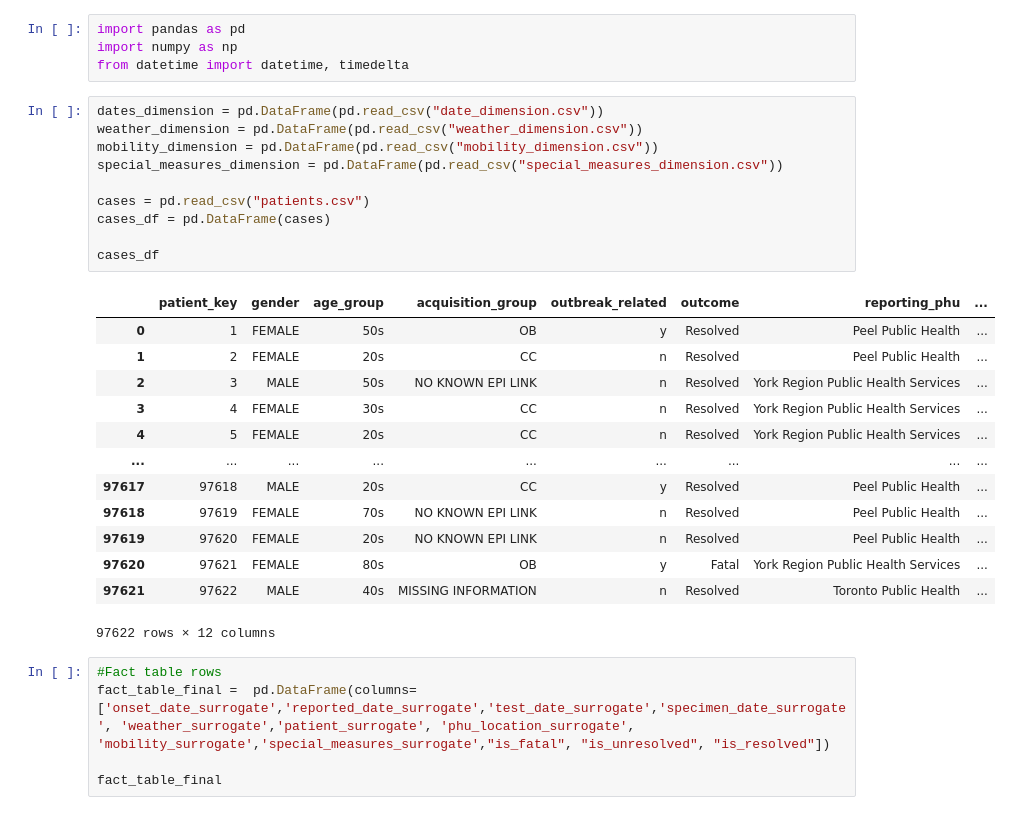
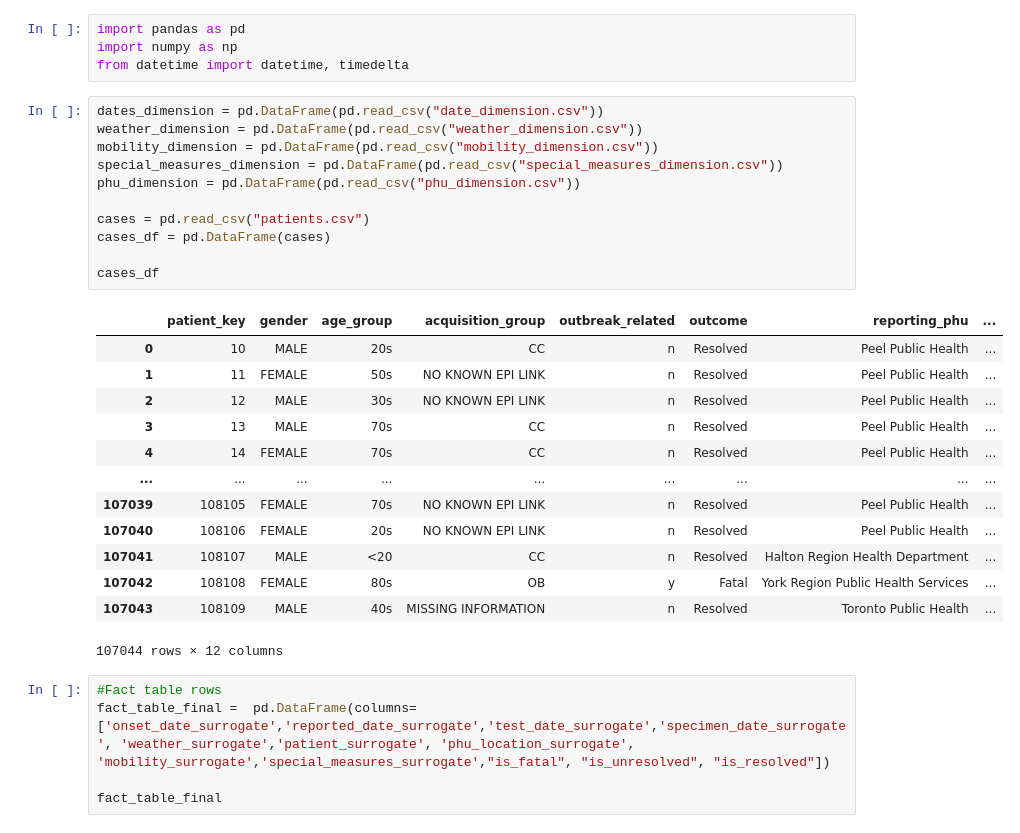
Before and after one commit to skaus37/Covid19DataMart, a Jupyter notebook: fact_table_staging.ipynb, the cells around one changed output. Drawn from its saved outputs; the diff is of its cells as text.

Commit message:
Update fact_table_staging.ipynb
Working!

```diff
--- a/fact_table_staging.ipynb
+++ b/fact_table_staging.ipynb
@@ -5,27 +5,28 @@ from datetime import datetime, timedelta
 # %%
 dates_dimension = pd.DataFrame(pd.read_csv("date_dimension.csv"))
 weather_dimension = pd.DataFrame(pd.read_csv("weather_dimension.csv"))
 mobility_dimension = pd.DataFrame(pd.read_csv("mobility_dimension.csv"))
 special_measures_dimension = pd.DataFrame(pd.read_csv("special_measures_dimension.csv"))
+phu_dimension = pd.DataFrame(pd.read_csv("phu_dimension.csv"))
 
 cases = pd.read_csv("patients.csv")
 cases_df = pd.DataFrame(cases)
 
 cases_df
 # %% [output]
 |  | patient_key | gender | age_group | acquisition_group | outbreak_related | outcome | reporting_phu | ... |
-| 0 | 1 | FEMALE | 50s | OB | y | Resolved | Peel Public Health | ... |
-| 1 | 2 | FEMALE | 20s | CC | n | Resolved | Peel Public Health | ... |
-| 2 | 3 | MALE | 50s | NO KNOWN EPI LINK | n | Resolved | York Region Public Health Services | ... |
-| 3 | 4 | FEMALE | 30s | CC | n | Resolved | York Region Public Health Services | ... |
-| 4 | 5 | FEMALE | 20s | CC | n | Resolved | York Region Public Health Services | ... |
+| 0 | 10 | MALE | 20s | CC | n | Resolved | Peel Public Health | ... |
+| 1 | 11 | FEMALE | 50s | NO KNOWN EPI LINK | n | Resolved | Peel Public Health | ... |
+| 2 | 12 | MALE | 30s | NO KNOWN EPI LINK | n | Resolved | Peel Public Health | ... |
+| 3 | 13 | MALE | 70s | CC | n | Resolved | Peel Public Health | ... |
+| 4 | 14 | FEMALE | 70s | CC | n | Resolved | Peel Public Health | ... |
 | ... | ... | ... | ... | ... | ... | ... | ... | ... |
-| 97617 | 97618 | MALE | 20s | CC | y | Resolved | Peel Public Health | ... |
-| 97618 | 97619 | FEMALE | 70s | NO KNOWN EPI LINK | n | Resolved | Peel Public Health | ... |
-| 97619 | 97620 | FEMALE | 20s | NO KNOWN EPI LINK | n | Resolved | Peel Public Health | ... |
-| 97620 | 97621 | FEMALE | 80s | OB | y | Fatal | York Region Public Health Services | ... |
-| 97621 | 97622 | MALE | 40s | MISSING INFORMATION | n | Resolved | Toronto Public Health | ... |
+| 107039 | 108105 | FEMALE | 70s | NO KNOWN EPI LINK | n | Resolved | Peel Public Health | ... |
+| 107040 | 108106 | FEMALE | 20s | NO KNOWN EPI LINK | n | Resolved | Peel Public Health | ... |
+| 107041 | 108107 | MALE | <20 | CC | n | Resolved | Halton Region Health Department | ... |
+| 107042 | 108108 | FEMALE | 80s | OB | y | Fatal | York Region Public Health Services | ... |
+| 107043 | 108109 | MALE | 40s | MISSING INFORMATION | n | Resolved | Toronto Public Health | ... |
-97622 rows × 12 columns
+107044 rows × 12 columns
 # %%
 #Fact table rows
 fact_table_final =  pd.DataFrame(columns=['onset_date_surrogate','reported_date_surrogate','test_date_surrogate','specimen_date_surrogate', 'weather_surrogate','patient_surrogate', 'phu_location_surrogate', 'mobility_surrogate','special_measures_surrogate',"is_fatal", "is_unresolved", "is_resolved"])
```
Also changed, not shown: parts of 4 cells of this notebook.
